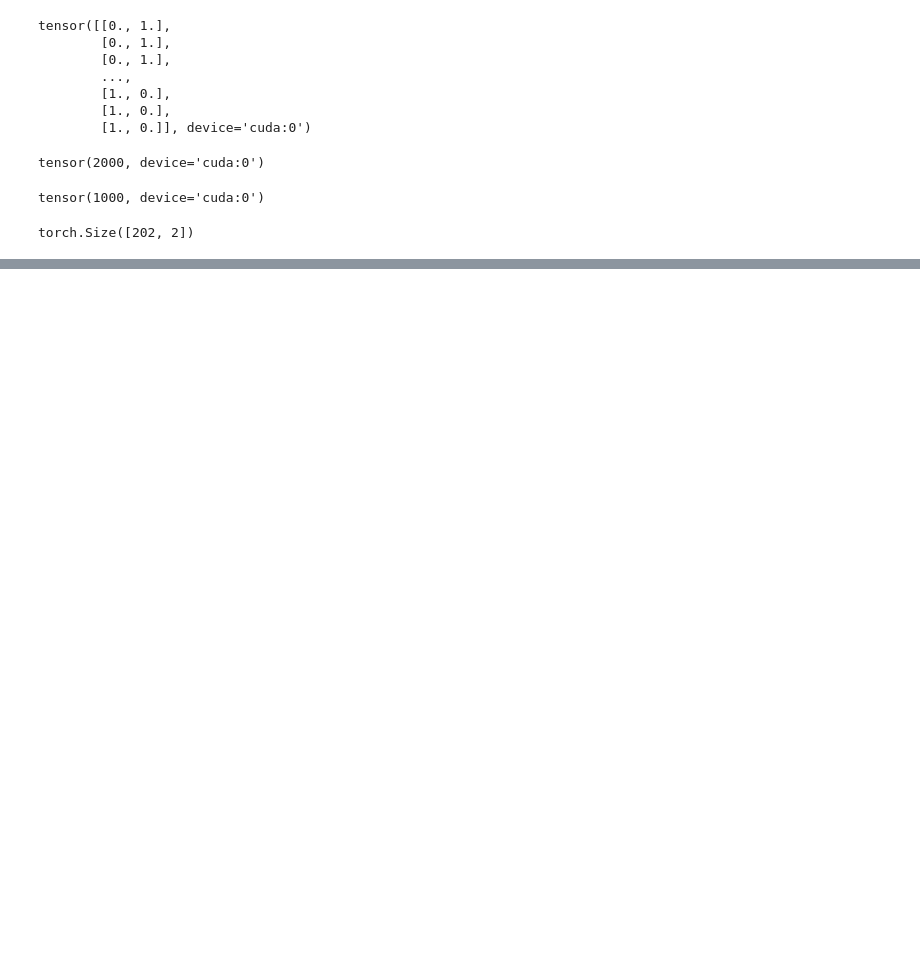
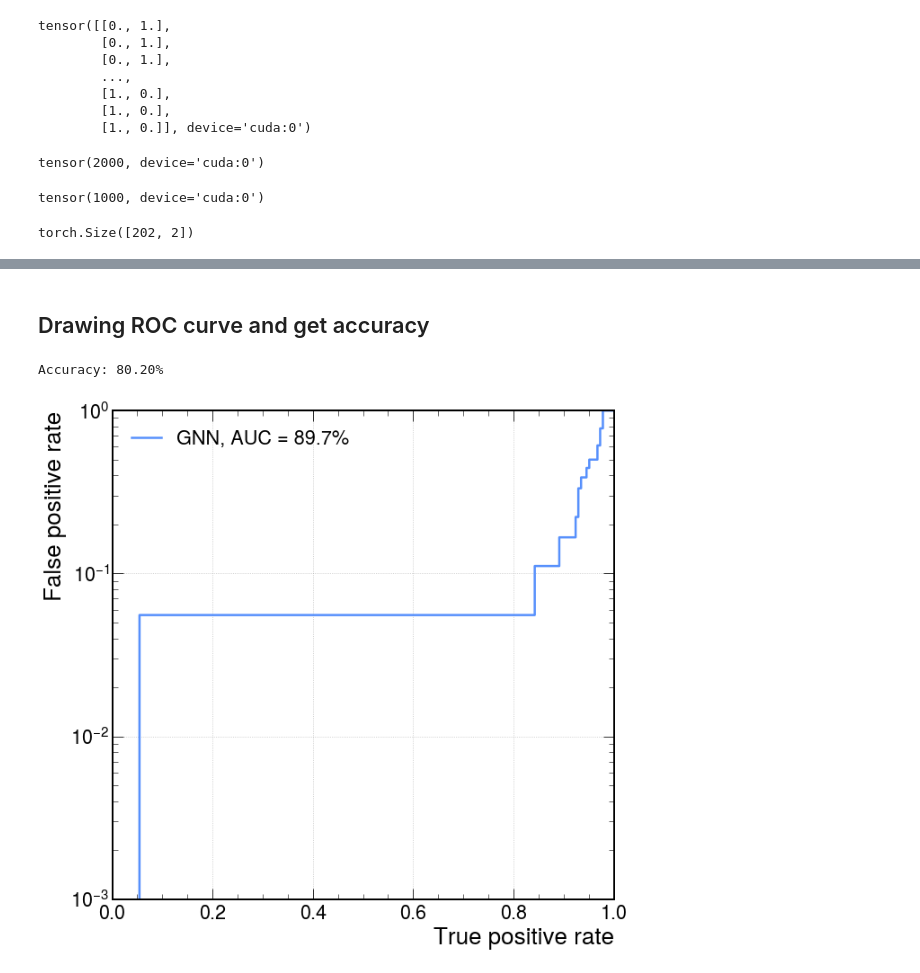
Before and after one commit to Shuyang19/PHYS_139_project, a Jupyter notebook: IN_update.ipynb, the cells around one changed output, grey strips where cells are left out. Drawn from its saved outputs; the diff is of its cells as text; code cells hidden in the pictures; blank space fills up the shorter version.

Commit message:
update IN_update with roc curve and accuracy

```diff
--- a/IN_update.ipynb
+++ b/IN_update.ipynb
@@ -615,0 +620,43 @@ tensor(153, device='cuda:0')
+# %% [markdown]
+## Drawing ROC curve and get accuracy
+# %%
+mdl.eval()
+with torch.no_grad():
+    prediction = mdl(X_test, Y_test)
+    out_prediction = F.softmax(prediction, dim=-1)
+    out_predictions_numpy = out_prediction.cpu().numpy()
+
+Y_predict = out_predictions_numpy[:, :]
+# %%
+label_test_numpy = label_test.cpu().numpy()
+# %%
+!pip install --upgrade mplhep -q
+from sklearn.metrics import roc_curve, auc, accuracy_score
+import matplotlib.pyplot as plt
+import mplhep as hep
+
+plt.style.use(hep.style.ROOT)
+# create ROC curves
+fpr_gnn, tpr_gnn, threshold_gnn = roc_curve(label_test_numpy[:, 1], Y_predict[:, 1])
+
+predicted_classes = (Y_predict[:, 1] >= 0.5).astype(int)
+
+# Calculate accuracy
+accuracy = accuracy_score(label_test_numpy[:, 1], predicted_classes)
+
+print("Accuracy: {:.2f}%".format(accuracy * 100))
+
+# plot ROC curves
+plt.figure()
+plt.plot(tpr_gnn, fpr_gnn, lw=2.5, label="GNN, AUC = {:.1f}%".format(auc(fpr_gnn, tpr_gnn) * 100))
+plt.xlabel(r"True positive rate")
+plt.ylabel(r"False positive rate")
+plt.semilogy()
+plt.ylim(0.001, 1)
+plt.xlim(0, 1)
+plt.grid(True)
+plt.legend(loc="upper left")
+plt.show()
+# %% [output]
+Accuracy: 80.20%
+[figure, added]
```
Also changed, not shown: parts of 9 cells of this notebook.
